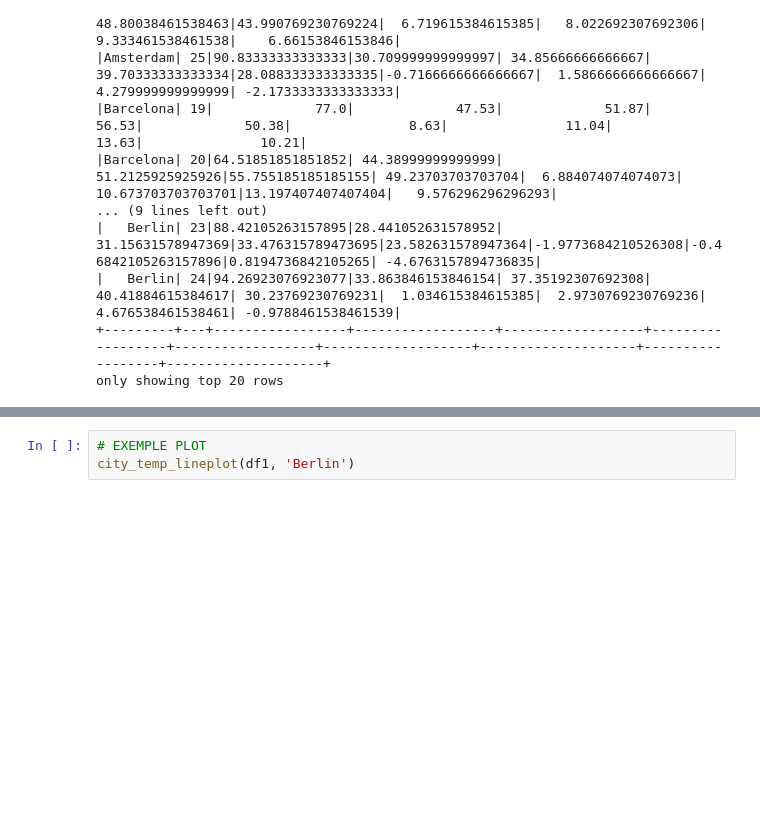
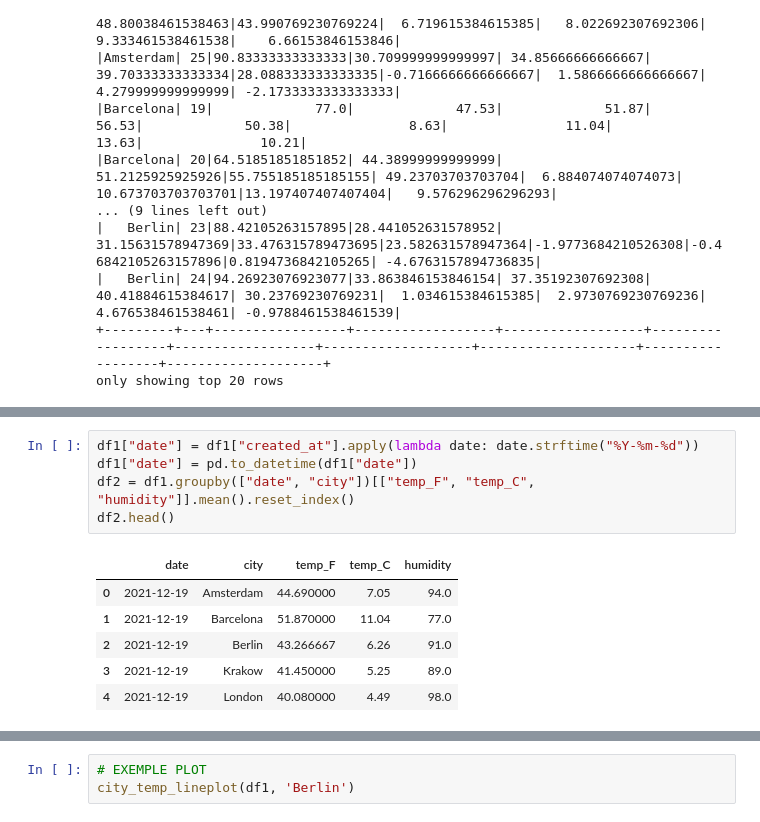
Before and after one commit to felipedmnq/streaming-weather-kafka, a Jupyter notebook: pyspark/notebooks/pyspark_analysis.ipynb, the cells around one changed output, grey strips where cells are left out. Saved outputs shown, nothing was run; the diff lists cells and outputs as text; blank space fills up the shorter version.

```diff
--- a/pyspark/notebooks/pyspark_analysis.ipynb
+++ b/pyspark/notebooks/pyspark_analysis.ipynb
@@ -201,0 +199,12 @@ df1.head()
+# %%
+df1["date"] = df1["created_at"].apply(lambda date: date.strftime("%Y-%m-%d"))
+df1["date"] = pd.to_datetime(df1["date"])
+df2 = df1.groupby(["date", "city"])[["temp_F", "temp_C", "humidity"]].mean().reset_index()
+df2.head()
+# %% [output]
+|  | date | city | temp_F | temp_C | humidity |
+| 0 | 2021-12-19 | Amsterdam | 44.690000 | 7.05 | 94.0 |
+| 1 | 2021-12-19 | Barcelona | 51.870000 | 11.04 | 77.0 |
+| 2 | 2021-12-19 | Berlin | 43.266667 | 6.26 | 91.0 |
+| 3 | 2021-12-19 | Krakow | 41.450000 | 5.25 | 89.0 |
+| 4 | 2021-12-19 | London | 40.080000 | 4.49 | 98.0 |
```
Also changed, not shown: parts of 12 cells of this notebook.
